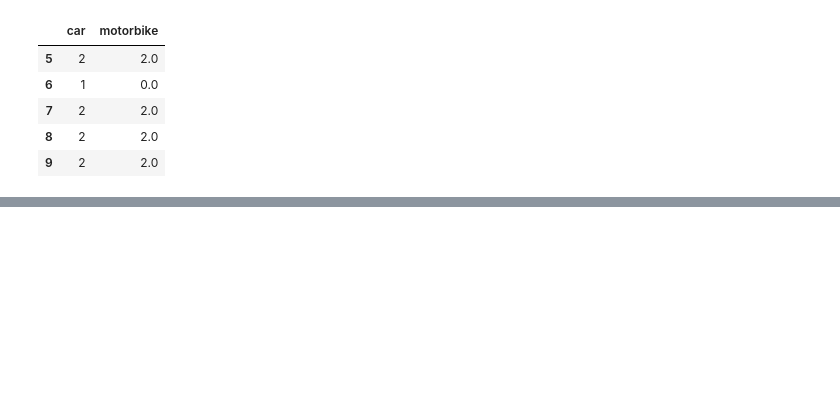
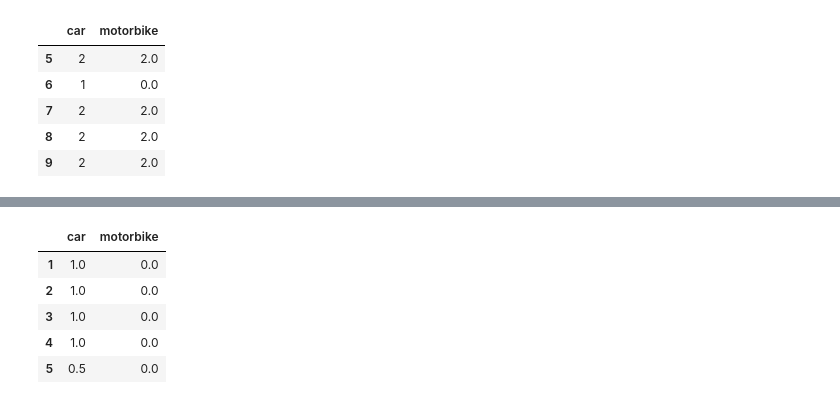
Before and after one commit to vvc-unal/vvc, a Jupyter notebook: notebooks/Results.ipynb, the cells around one changed output, grey strips where cells are left out. Cells and saved outputs as stored; diff of their text form; code cells hidden in the pictures; blank space fills up the shorter version.

```diff
--- a/notebooks/Results.ipynb
+++ b/notebooks/Results.ipynb
@@ -130,14 +127,33 @@ times.head()
 # %%
 def calc_precision(test, experiment):
     error = test.sub(experiment, axis='columns', fill_value=0).abs().div(test, fill_value=0)
+
+    error = error.where(error < 1, 1) #
 
     error = error.replace([np.inf, -np.inf], 1)
     error = error.fillna(0)
 
     precision = 1 - error
     precision.sort_index(inplace=True, kind='mergesort')
 
     return precision
+
+calc_precision(test, experiment[test.columns])
+
+exp_df = experiment[test.columns]
+
+error = test.sub(exp_df, axis='columns', fill_value=0).abs().div(test, fill_value=0)
+
+error = error.where(error < 1, 1)
+
+error.head()
+# %% [output]
+|  | car | motorbike |
+| 1 | 1.0 | 0.0 |
+| 2 | 1.0 | 0.0 |
+| 3 | 1.0 | 0.0 |
+| 4 | 1.0 | 0.0 |
+| 5 | 0.5 | 0.0 |
 # %%
 test = vott_to_dataframe(test_file)
 
```
Also changed, not shown: parts of 6 cells of this notebook, 5 other files.
